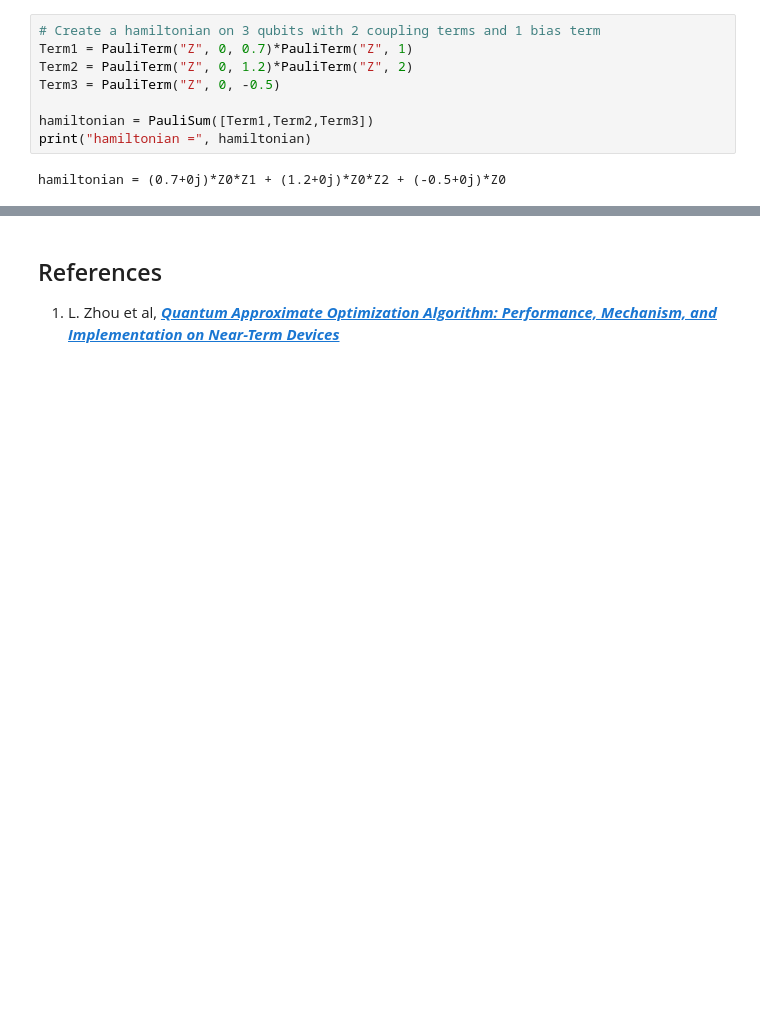
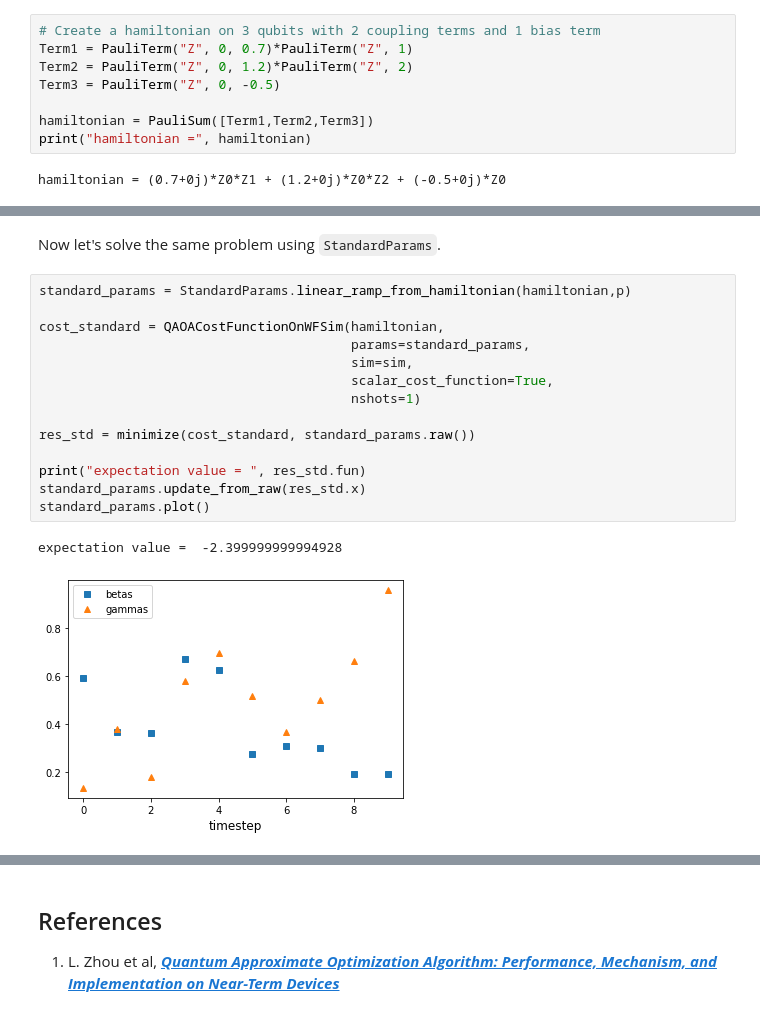
Before and after one commit to entropicalabs/entropica_qaoa, a Jupyter notebook: examples/AdvancedQAOAParameterDemo.ipynb, the cells around one changed output, grey strips where cells are left out. Saved outputs shown, nothing was run; the diff lists cells and outputs as text; blank space fills up the shorter version.

```diff
--- a/examples/AdvancedQAOAParameterDemo.ipynb
+++ b/examples/AdvancedQAOAParameterDemo.ipynb
@@ -50,0 +90,19 @@ Now we must provide a list of values for the annealing schedule function. Here w
+# %% [markdown]
+Now let's solve the same problem using `StandardParams`.
+# %%
+standard_params = StandardParams.linear_ramp_from_hamiltonian(hamiltonian,p)
+
+cost_standard = QAOACostFunctionOnWFSim(hamiltonian,
+                                        params=standard_params,
+                                        sim=sim,
+                                        scalar_cost_function=True,
+                                        nshots=1)
+
+res_std = minimize(cost_standard, standard_params.raw())
+
+print("expectation value = ", res_std.fun)
+standard_params.update_from_raw(res_std.x)
+standard_params.plot()
+# %% [output]
+expectation value =  -2.399999999994928
+[figure, added]
```
Also changed, not shown: parts of 22 cells of this notebook.
